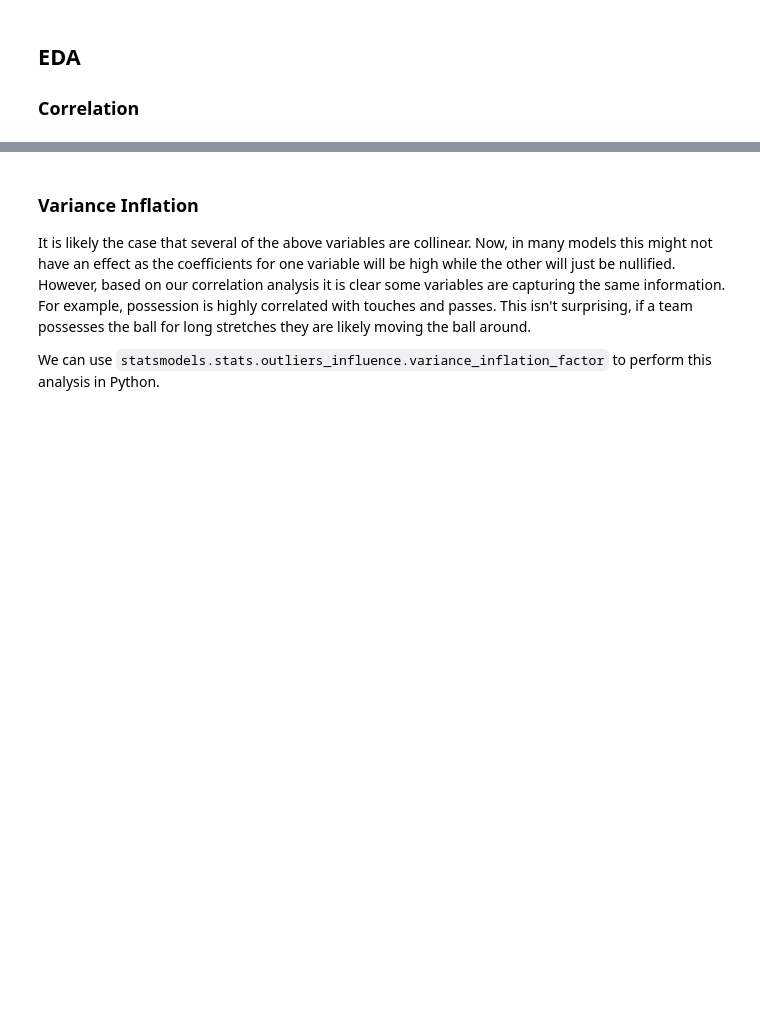
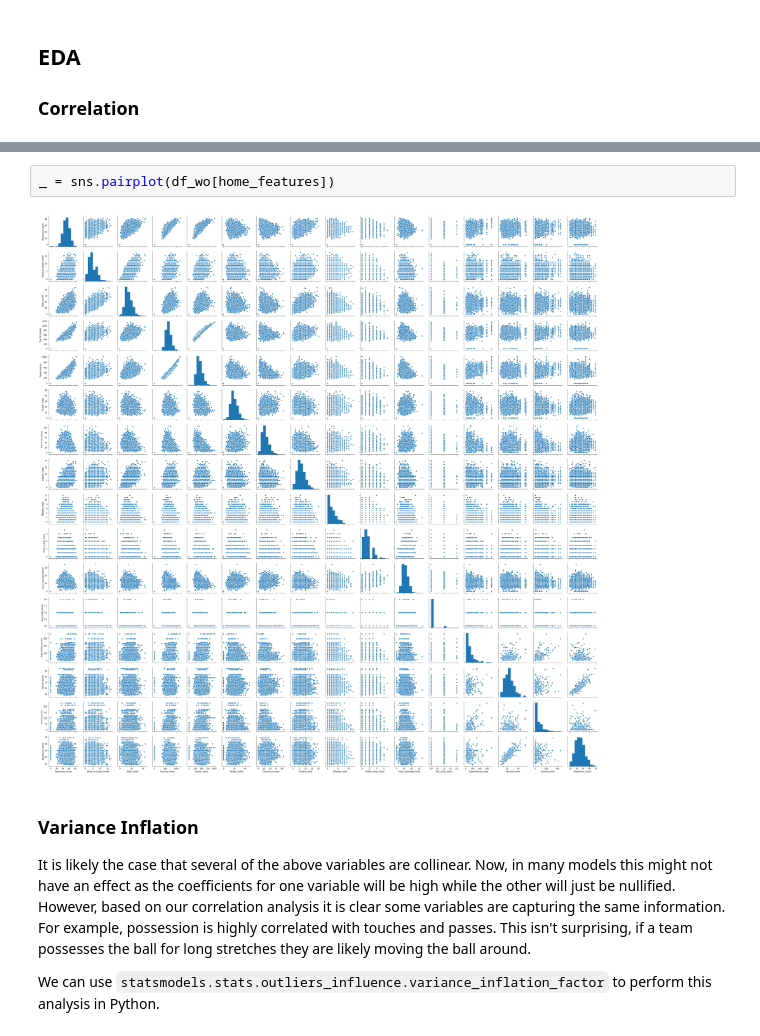
Before and after one commit to tunghoangt/Soccer-prediction-with-Machine-Learning, a Jupyter notebook: models/Second_attempt.ipynb, the cells around one changed output, grey strips where cells are left out. Saved outputs shown, nothing was run; the diff lists cells and outputs as text; blank space fills up the shorter version.

```diff
--- a/models/Second_attempt.ipynb
+++ b/models/Second_attempt.ipynb
@@ -61,3 +65,7 @@ _ = sns.heatmap(corr)
+# %%
+_ = sns.pairplot(df_wo[home_features])
+# %% [output]
+[figure, added]
 # %% [markdown]
 ### Variance Inflation
 It is likely the case that several of the above variables are collinear. Now, in many models this might not have an effect as the coefficients for one variable will be high while the other will just be nullified. However, based on our correlation analysis it is clear some variables are capturing the same information. For example, possession is highly correlated with touches and passes. This isn't surprising, if a team possesses the ball for long stretches they are likely moving the ball around.
```
Also changed, not shown: parts of 42 cells of this notebook.
